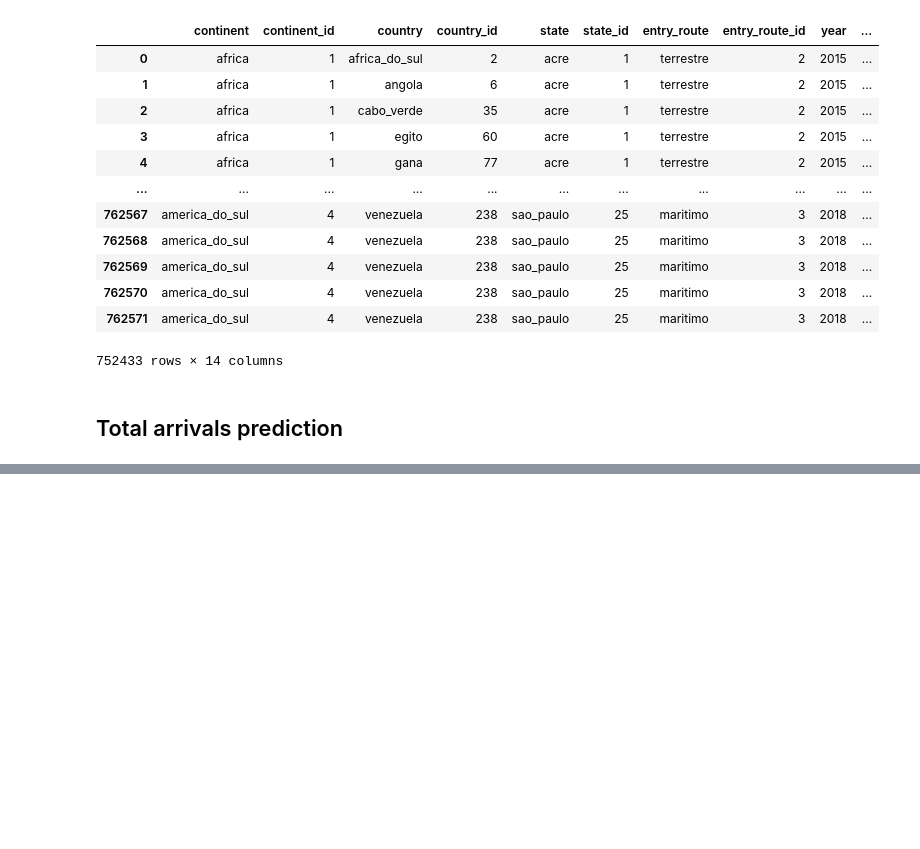
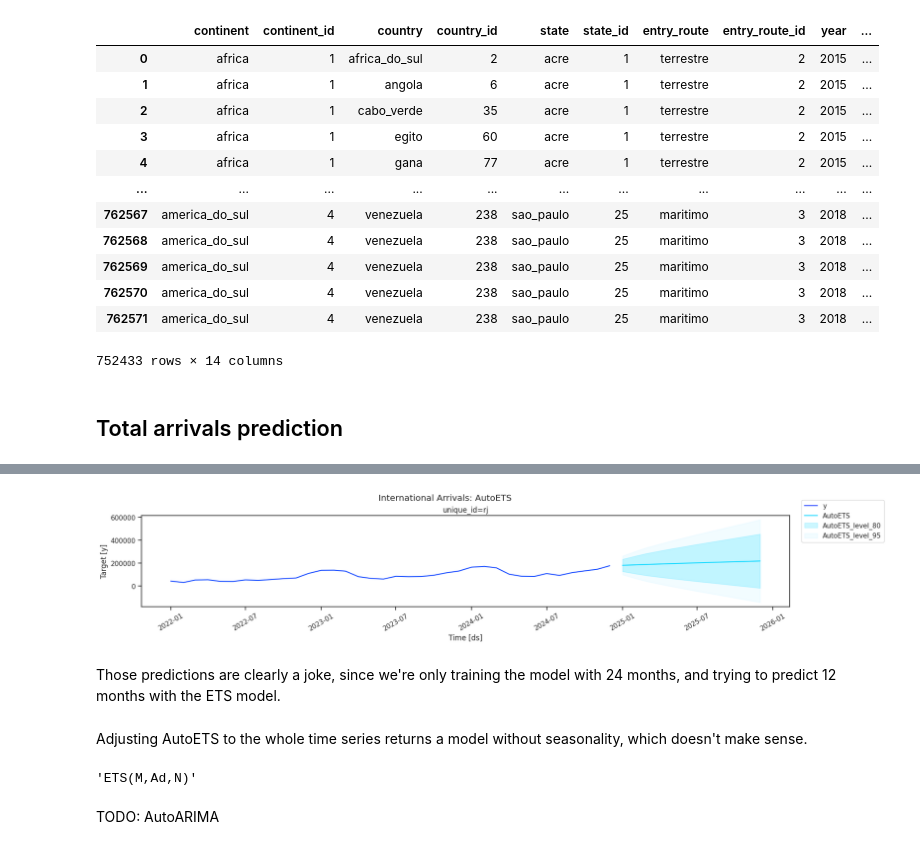
Before and after one commit to renanop/international_arrivals_time_series_forecasting, a Jupyter notebook: notebooks/modeling/aggregated_model_experimentation.ipynb, the cells around one changed output, grey strips where cells are left out. Cells and saved outputs as stored; diff of their text form; code cells hidden in the pictures; blank space fills up the shorter version.

Commit message:
tried ETS for the aggregated time series and the quality of the adjustment was terrible

```diff
--- a/notebooks/modeling/aggregated_model_experimentation.ipynb
+++ b/notebooks/modeling/aggregated_model_experimentation.ipynb
@@ -105,0 +131,9 @@ df
+# %%
+# AutoETS config
+FREQ = "MS"
+SEASON_LENGTH = 12   # sazonalidade mensal
+
+# Cross validation configs
+H = 12
+STEP = 6
+N_WINDOWS = 3
@@ -105,0 +142,2 @@ df
+# %%
+autoets = AutoETS(season_length=SEASON_LENGTH, damped=True)
@@ -105,0 +146,8 @@ df
+# %%
+sf = StatsForecast(models=[autoets], freq=FREQ, n_jobs=-1)
+cv_df = sf.cross_validation(
+    df=df_ets,
+    h=H,
+    step_size=STEP,
+    n_windows=N_WINDOWS,
+)
@@ -105,0 +187,17 @@ df
+# %%
+sf_final = sf.fit(df_ets)
+fcst = sf_final.forecast(df=df_ets, h=H, level=[80, 95])
+# %%
+fig = plot_series(
+    df_ets,
+    fcst,
+    level=[80, 95],
+    models=[autoets.alias],
+)
+
+fig.suptitle("International Arrivals: AutoETS")
+fig
+# %% [output]
+[figure, added]
+# %% [markdown]
+Those predictions are clearly a joke, since we're only training the model with 24 months, and trying to predict 12 months with the ETS model.
@@ -105,0 +207,8 @@ df
+# %% [markdown]
+Adjusting AutoETS to the whole time series returns a model without seasonality, which doesn't make sense.
+# %%
+autoets.model_["method"]
+# %% [output]
+'ETS(M,Ad,N)'
+# %% [markdown]
+TODO: AutoARIMA
```
Also changed, not shown: parts of 15 cells of this notebook.
